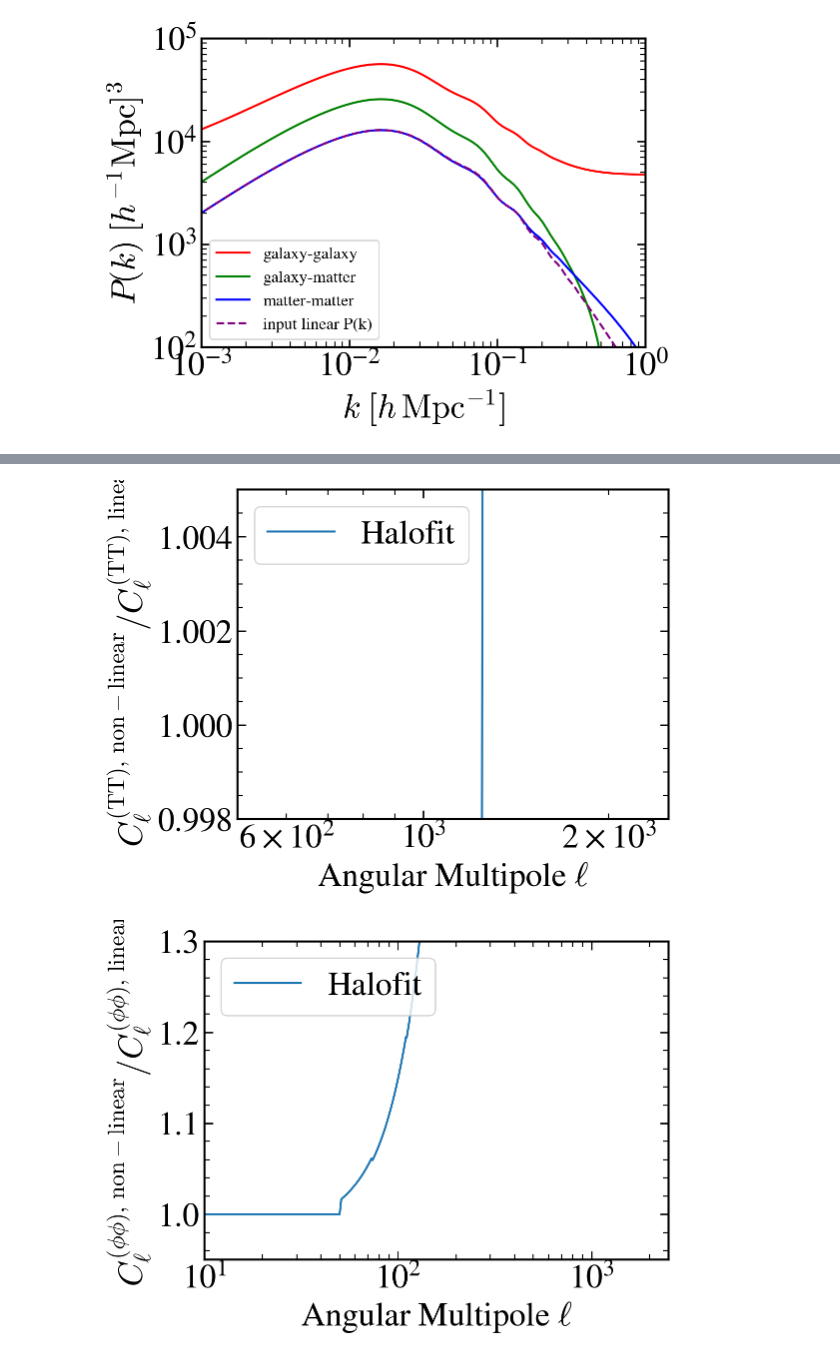
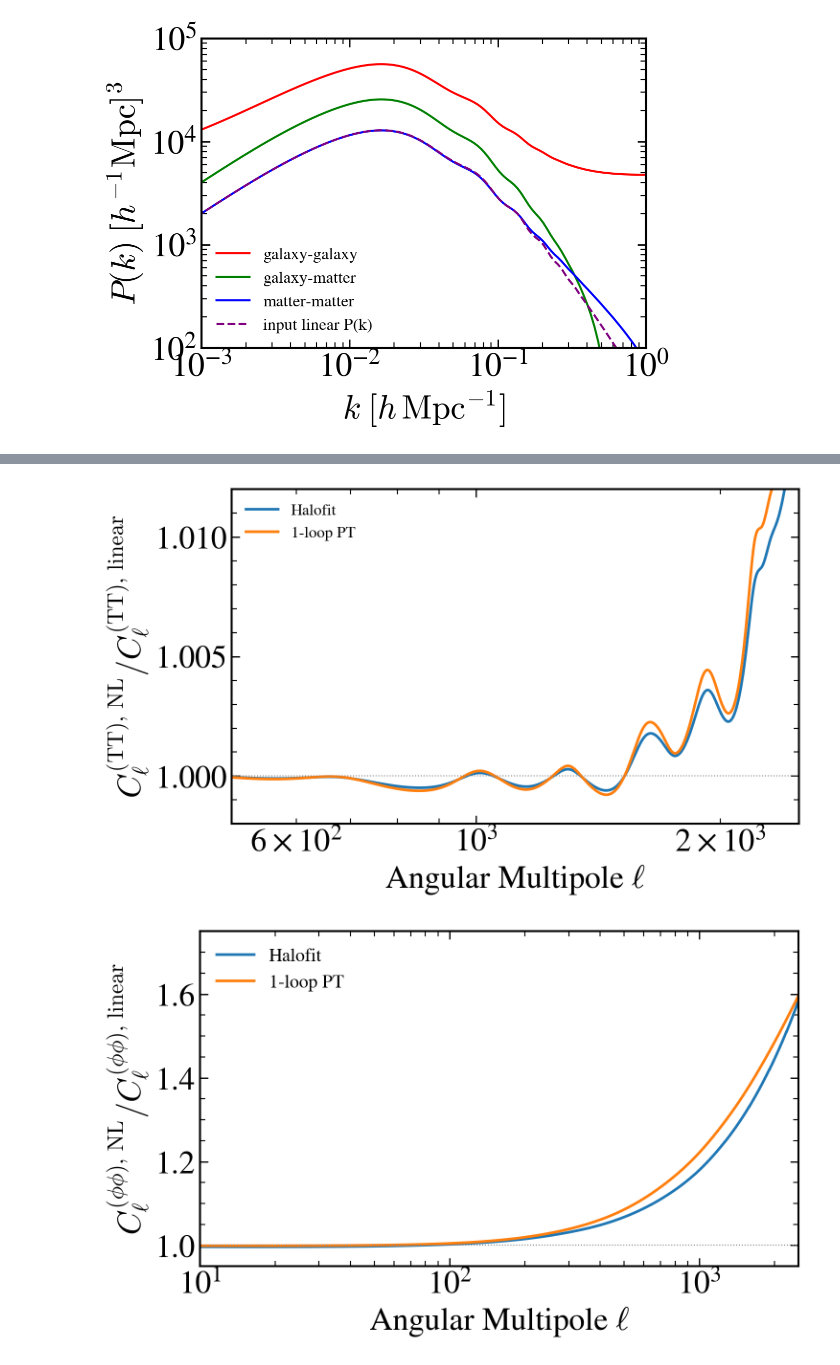
Before and after one commit to MinhMPA/clax-pt, a Jupyter notebook: notebooks/clax-pt_full_validation.ipynb, the cells around one changed output, grey strips where cells are left out. Saved outputs shown, nothing was run; the diff lists cells and outputs as text; code cells hidden in the pictures.

```diff
--- a/notebooks/clax-pt_full_validation.ipynb
+++ b/notebooks/clax-pt_full_validation.ipynb
@@ -401,17 +427,17 @@ Compute lensed TT and lensing potential $C_\ell^{\phi\phi}$ ratios: nonlinear (P
 # %%
 import time
+import os
 from clax.perturbations import perturbations_solve
 from clax.lensing import (
-    compute_cl_pp_limber, compute_cl_pp_transfer, lens_cls,
-    compute_nl_correction_halofit,
+    compute_cl_pp_source_limber, compute_cl_pp_limber, lens_cls,
 )
 from clax.harmonic import compute_cls_all_fast
 
 t_start = time.time()
 
 # --- Two perturbation solves ---
-# 1. CMB: deep hierarchy for accurate unlensed C_l^TT/EE/TE
-# 2. Lensing: lean preset, only needs P(k,z) for the Limber C_l^pp
+# 1. CMB: deep hierarchy (l_max_g=50) for accurate unlensed C_l^TT/EE/TE
+# 2. Lensing: fast_cl with k_max=5 for source_phi_plus_psi and Halofit
 
 print("Perturbation solve 1/2: CMB (medium_cl, Rodas5)...")
 prec_cmb = dc_replace(clax.PrecisionParams.medium_cl(), pt_ode_solver="rodas5")
@@ -420,17 +446,17 @@ th_cmb = clax.thermodynamics_solve(params, prec_cmb, bg_cmb)
 pt_cmb = perturbations_solve(params, prec_cmb, bg_cmb, th_cmb)
 print(f"  Done. Nk={len(pt_cmb.k_grid)}, Ntau={len(pt_cmb.tau_grid)}")
 
-print("Perturbation solve 2/2: lensing (lean, Rodas5)...")
-prec_lens = dc_replace(clax.PrecisionParams(),
-    pt_k_max_cl=0.35, pt_k_per_decade=15, pt_tau_n_points=1500,
-    pt_l_max_g=10, pt_l_max_pol_g=6, pt_l_max_ur=10,
-    pt_ode_rtol=1e-4, pt_ode_atol=1e-7,
-    ode_max_steps=16384, pt_ode_solver="rodas5", pt_k_chunk_size=20,
+print("Perturbation solve 2/2: lensing (fast_cl, k_max=5, Rodas5)...")
+prec_lens = dc_replace(clax.PrecisionParams.fast_cl(),
+    pt_k_max_cl=5.0,
+    pt_ode_solver="rodas5",
+    pt_k_chunk_size=20,
 )
 bg_lens = clax.background_solve(params, prec_lens)
 th_lens = clax.thermodynamics_solve(params, prec_lens, bg_lens)
 pt_lens = perturbations_solve(params, prec_lens, bg_lens, th_lens)
 print(f"  Done. Nk={len(pt_lens.k_grid)}, Ntau={len(pt_lens.tau_grid)}")
+print(f"  k range: [{float(pt_lens.k_grid[0]):.1e}, {float(pt_lens.k_grid[-1]):.1f}] Mpc^-1")
 print(f"  Perturbation solves: {time.time()-t_start:.0f}s")
 # %% [output]
 Perturbation solve 1/2: CMB (medium_cl, Rodas5)...
@@ -503,30 +551,35 @@ Total section 11: 281s
 # %%
 ll = np.arange(2, l_max + 1)
 
-# Plot 8: Lensed TT ratio — C_l^TT(Halofit) / C_l^TT(linear)
+# --- Plot 8: Lensed TT NL/linear ratio ---
 tt_lin = np.array(tt_lensed_lin)[2:]
 tt_hf = np.array(tt_lensed_hf)[2:]
+tt_1loop = np.array(tt_lensed_1loop)[2:]
 
-fig, ax = plt.subplots()
-ax.semilogx(ll, tt_hf / tt_lin, ls='-', label='Halofit')
+fig, ax = plt.subplots(figsize=(8, 5))
+ax.semilogx(ll, tt_hf / tt_lin, color='C0', ls='-', lw=2, label='Halofit')
+ax.semilogx(ll, tt_1loop / tt_lin, color='C1', ls='-', lw=2, label='1-loop PT')
 ax.set_xlim(500, 2500)
-ax.set_ylim(0.998, 1.005)
+ax.set_ylim(0.998, 1.012)
 ax.set_xlabel(r'Angular Multipole $\ell$')
-ax.set_ylabel(r'$C_\ell^{\mathrm{(TT),\,non-linear}} / C_\ell^{\mathrm{(TT),\,linear}}$')
-ax.legend(loc='upper left')
+ax.set_ylabel(r'$C_\ell^{\mathrm{(TT),\,NL}} / C_\ell^{\mathrm{(TT),\,linear}}$')
+ax.legend(fontsize=12, loc='upper left')
+ax.axhline(1.0, color='gray', ls=':', lw=0.8)
 fig.tight_layout()
 fig.savefig('figures/ratios-cltt.pdf')
 
-# Plot 9: C_l^pp ratio — C_l^pp(Halofit) / C_l^pp(linear)
-fig, ax = plt.subplots()
-ax.semilogx(ll, cl_pp_hf[2:] / cl_pp_lin[2:], ls='-', label='Halofit')
+# --- Plot 9: C_l^pp NL/linear ratio ---
+fig, ax = plt.subplots(figsize=(8, 5))
+ax.semilogx(ll, ratio_hf, color='C0', ls='-', lw=2, label='Halofit')
+ax.semilogx(ll, ratio_1loop, color='C1', ls='-', lw=2, label='1-loop PT')
 ax.set_xlim(10, 2500)
-ax.set_ylim(0.95, 1.3)
+ax.set_ylim(0.95, 1.75)
 ax.set_xlabel(r'Angular Multipole $\ell$')
-ax.set_ylabel(r'$C_\ell^{(\phi\phi),\,\mathrm{non-linear}} / C_\ell^{(\phi\phi),\,\mathrm{linear}}$')
-ax.legend(loc='upper left')
+ax.set_ylabel(r'$C_\ell^{(\phi\phi),\,\mathrm{NL}} / C_\ell^{(\phi\phi),\,\mathrm{linear}}$')
+ax.legend(fontsize=14, loc='upper left')
+ax.axhline(1.0, color='gray', ls=':', lw=0.8)
 fig.tight_layout()
 fig.savefig('figures/ratios-clpp.pdf')
 # %% [output]
-[figure, old version]
+[figure, new version]
-[figure, old version]
+[figure, new version]
```
Also changed, not shown: parts of 10 cells of this notebook, 2 other files.
